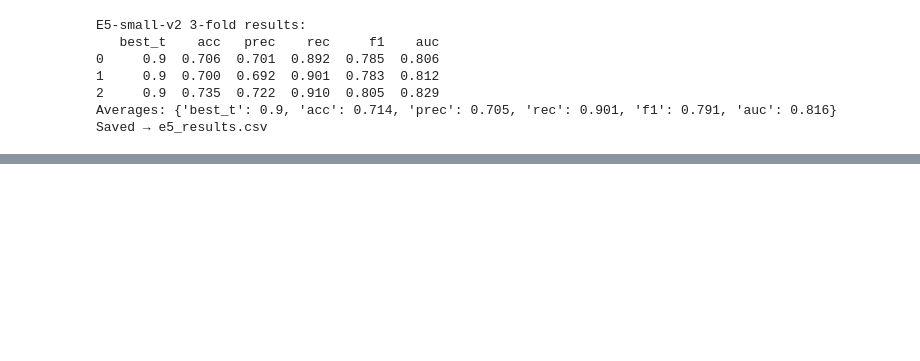
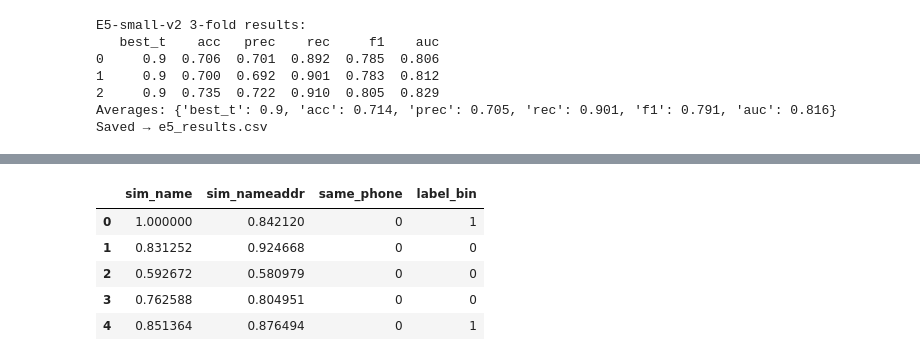
Before and after one commit to project-terraforma/Tisha-Place-Conflation, a Jupyter notebook: model_benchmark.ipynb, the cells around one changed output, grey strips where cells are left out. Cells and saved outputs as stored; diff of their text form; code cells hidden in the pictures; blank space fills up the shorter version.

```diff
--- a/model_benchmark.ipynb
+++ b/model_benchmark.ipynb
@@ -192,0 +432,74 @@ Summary:
+# %%
+import numpy as np
+import pandas as pd
+from sentence_transformers import SentenceTransformer
+
+# 1) Load cleaned data
+df = pd.read_parquet("data/processed/places_cleaned.parquet")
+print(df.shape)
+print(df.columns)
+
+# Make sure label is binary int
+df["label_bin"] = df["label"].astype(int)
+
+# 2) Build text fields for left/right sides
+def safe_str(s):
+    if pd.isna(s):
+        return ""
+    return str(s)
+
+# Name-only text
+df["text_name_left"]  = df["name"].apply(safe_str).str.lower()
+df["text_name_right"] = df["base_name"].apply(safe_str).str.lower()
+
+# Name + address text
+df["text_name_addr_left"] = (
+    df["name"].apply(safe_str) + ". " + df["address"].apply(safe_str)
+).str.lower()
+
+df["text_name_addr_right"] = (
+    df["base_name"].apply(safe_str) + ". " + df["base_address"].apply(safe_str)
+).str.lower()
+
+# 3) Load embedding model
+MODEL_NAME = "BAAI/bge-base-en-v1.5"   # or "BAAI/bge-small-en-v1.5"
+model = SentenceTransformer(MODEL_NAME)
+
+def embed_batch(texts, batch_size=64):
+    texts = texts.fillna("").astype(str).tolist()
+    all_emb = []
+    for i in range(0, len(texts), batch_size):
+        batch = texts[i:i+batch_size]
+        emb = model.encode(batch, show_progress_bar=False, normalize_embeddings=True)
+        all_emb.append(emb)
+    return np.vstack(all_emb)
+
+print("Embedding name-only texts...")
+emb_name_left  = embed_batch(df["text_name_left"])
+emb_name_right = embed_batch(df["text_name_right"])
+
+df["sim_name"] = (emb_name_left * emb_name_right).sum(axis=1)
+
+print("Embedding name+address texts...")
+emb_na_left  = embed_batch(df["text_name_addr_left"])
+emb_na_right = embed_batch(df["text_name_addr_right"])
+
+df["sim_nameaddr"] = (emb_na_left * emb_na_right).sum(axis=1)
+
+# 4) Simple phone match feature
+def clean_phone(x):
+    if pd.isna(x):
+        return ""
+    return "".join(ch for ch in str(x) if ch.isdigit())
+
+left_phone  = df["phone"].apply(clean_phone)
+right_phone = df["base_phone"].apply(clean_phone)
+
+df["same_phone"] = (
+    (left_phone != "") &
+    (right_phone != "") &
+    (left_phone == right_phone)
+).astype(int)
+
+df[["sim_name", "sim_nameaddr", "same_phone", "label_bin"]].head()
+# %% [output]
@@ -192,0 +513,6 @@ Summary:
+|  | sim_name | sim_nameaddr | same_phone | label_bin |
+| 0 | 1.000000 | 0.842120 | 0 | 1 |
+| 1 | 0.831252 | 0.924668 | 0 | 0 |
+| 2 | 0.592672 | 0.580979 | 0 | 0 |
+| 3 | 0.762588 | 0.804951 | 0 | 0 |
+| 4 | 0.851364 | 0.876494 | 0 | 1 |
```
Also changed, not shown: parts of 22 cells of this notebook, 38 other files.
